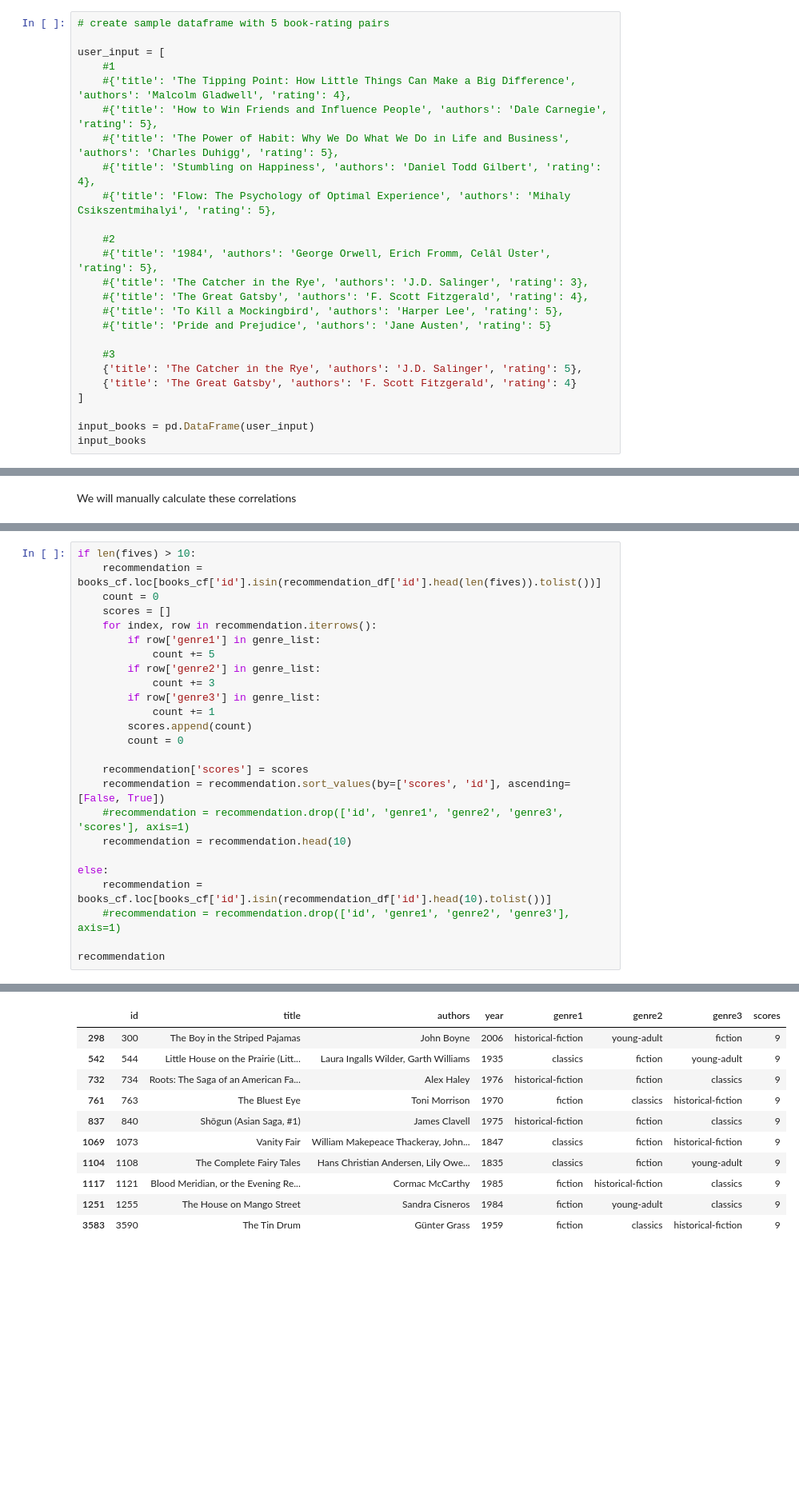
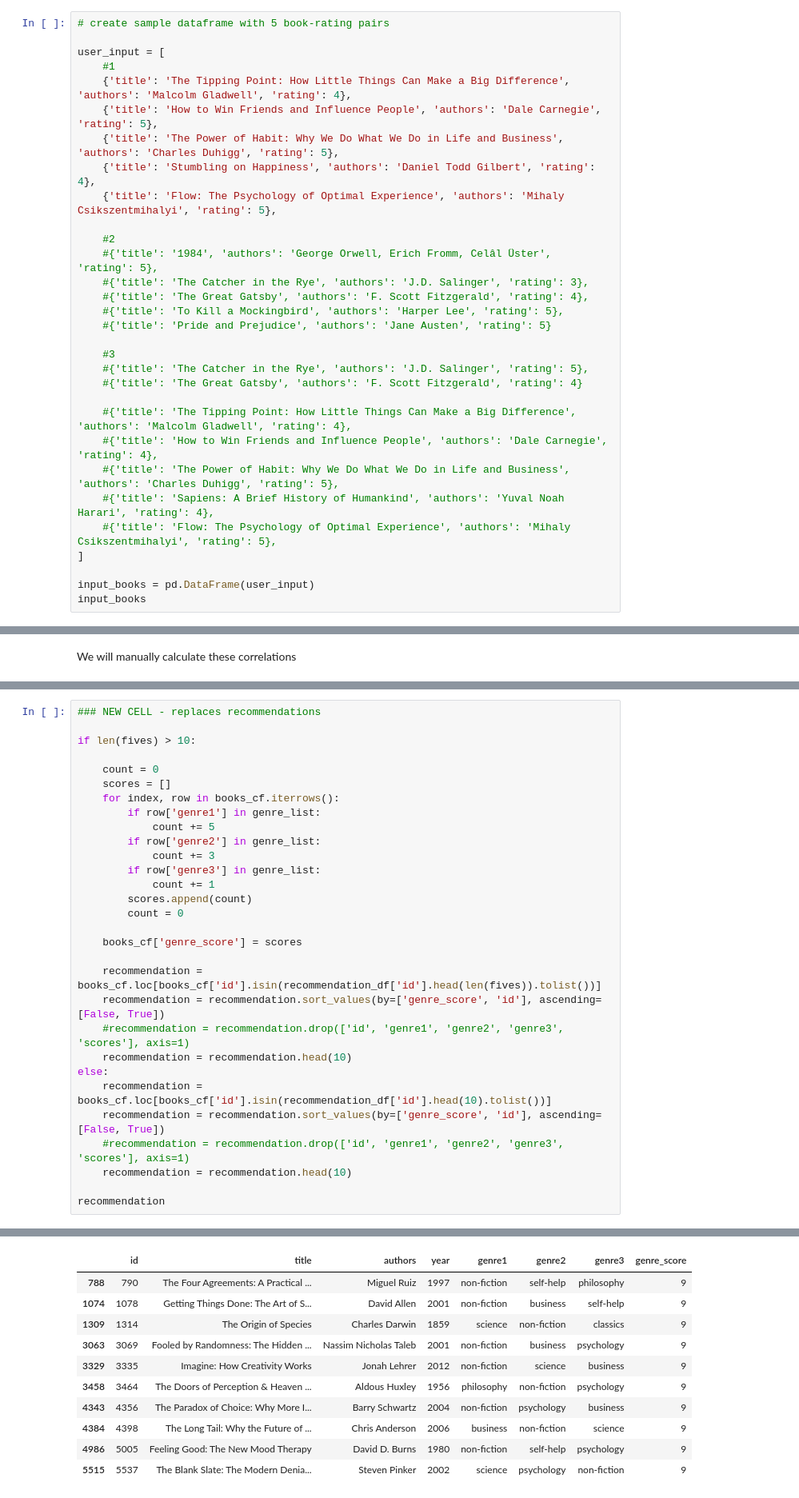
Before and after one commit to gcolson11/Capstone_Books, a Jupyter notebook: Notebooks/Pre-processing and Model.ipynb, the cells around one changed output, grey strips where cells are left out. Shown: that part at 80% size. Cells and saved outputs as stored; diff of their text form; blank space fills up the shorter version.

```diff
--- a/Notebooks/Pre-processing and Model.ipynb
+++ b/Notebooks/Pre-processing and Model.ipynb
@@ -102,11 +102,11 @@ Now that the data is ready to be used, let's create a sample user input to suppl
 
 user_input = [
     #1
-    #{'title': 'The Tipping Point: How Little Things Can Make a Big Difference', 'authors': 'Malcolm Gladwell', 'rating': 4},
-    #{'title': 'How to Win Friends and Influence People', 'authors': 'Dale Carnegie', 'rating': 5},
-    #{'title': 'The Power of Habit: Why We Do What We Do in Life and Business', 'authors': 'Charles Duhigg', 'rating': 5},
-    #{'title': 'Stumbling on Happiness', 'authors': 'Daniel Todd Gilbert', 'rating': 4},
-    #{'title': 'Flow: The Psychology of Optimal Experience', 'authors': 'Mihaly Csikszentmihalyi', 'rating': 5},
+    {'title': 'The Tipping Point: How Little Things Can Make a Big Difference', 'authors': 'Malcolm Gladwell', 'rating': 4},
+    {'title': 'How to Win Friends and Influence People', 'authors': 'Dale Carnegie', 'rating': 5},
+    {'title': 'The Power of Habit: Why We Do What We Do in Life and Business', 'authors': 'Charles Duhigg', 'rating': 5},
+    {'title': 'Stumbling on Happiness', 'authors': 'Daniel Todd Gilbert', 'rating': 4},
+    {'title': 'Flow: The Psychology of Optimal Experience', 'authors': 'Mihaly Csikszentmihalyi', 'rating': 5},
 
     #2
     #{'title': '1984', 'authors': 'George Orwell, Erich Fromm, Celâl Üster', 'rating': 5},
@@ -116,8 +116,14 @@ user_input = [
     #{'title': 'Pride and Prejudice', 'authors': 'Jane Austen', 'rating': 5}
 
     #3
-    {'title': 'The Catcher in the Rye', 'authors': 'J.D. Salinger', 'rating': 5},
-    {'title': 'The Great Gatsby', 'authors': 'F. Scott Fitzgerald', 'rating': 4}
+    #{'title': 'The Catcher in the Rye', 'authors': 'J.D. Salinger', 'rating': 5},
+    #{'title': 'The Great Gatsby', 'authors': 'F. Scott Fitzgerald', 'rating': 4}
+
+    #{'title': 'The Tipping Point: How Little Things Can Make a Big Difference', 'authors': 'Malcolm Gladwell', 'rating': 4},
+    #{'title': 'How to Win Friends and Influence People', 'authors': 'Dale Carnegie', 'rating': 4},
+    #{'title': 'The Power of Habit: Why We Do What We Do in Life and Business', 'authors': 'Charles Duhigg', 'rating': 5},
+    #{'title': 'Sapiens: A Brief History of Humankind', 'authors': 'Yuval Noah Harari', 'rating': 4},
+    #{'title': 'Flow: The Psychology of Optimal Experience', 'authors': 'Mihaly Csikszentmihalyi', 'rating': 5},
 ]
 
 input_books = pd.DataFrame(user_input)
@@ -360,9 +405,11 @@ len(fives)
 # %%
+### NEW CELL - replaces recommendations
+
 if len(fives) > 10:
-    recommendation = books_cf.loc[books_cf['id'].isin(recommendation_df['id'].head(len(fives)).tolist())]
+
     count = 0
     scores = []
-    for index, row in recommendation.iterrows():
+    for index, row in books_cf.iterrows():
         if row['genre1'] in genre_list:
             count += 5
         if row['genre2'] in genre_list:
@@ -372,14 +419,17 @@ if len(fives) > 10:
         scores.append(count)
         count = 0
 
-    recommendation['scores'] = scores
-    recommendation = recommendation.sort_values(by=['scores', 'id'], ascending=[False, True])
+    books_cf['genre_score'] = scores
+
+    recommendation = books_cf.loc[books_cf['id'].isin(recommendation_df['id'].head(len(fives)).tolist())]
+    recommendation = recommendation.sort_values(by=['genre_score', 'id'], ascending=[False, True])
+    #recommendation = recommendation.drop(['id', 'genre1', 'genre2', 'genre3', 'scores'], axis=1)
+    recommendation = recommendation.head(10)
+else:
+    recommendation = books_cf.loc[books_cf['id'].isin(recommendation_df['id'].head(10).tolist())]
+    recommendation = recommendation.sort_values(by=['genre_score', 'id'], ascending=[False, True])
     #recommendation = recommendation.drop(['id', 'genre1', 'genre2', 'genre3', 'scores'], axis=1)
     recommendation = recommendation.head(10)
 
-else:
-    recommendation = books_cf.loc[books_cf['id'].isin(recommendation_df['id'].head(10).tolist())]
-    #recommendation = recommendation.drop(['id', 'genre1', 'genre2', 'genre3'], axis=1)
-
 recommendation
 # %% [output]
@@ -391,14 +436,14 @@ See the caveats in the documentation: https://pandas.pydata.org/pandas-docs/stab
-|  | id | title | authors | year | genre1 | genre2 | genre3 | scores |
-| 298 | 300 | The Boy in the Striped Pajamas | John Boyne | 2006 | historical-fiction | young-adult | fiction | 9 |
-| 542 | 544 | Little House on the Prairie (Litt... | Laura Ingalls Wilder, Garth Williams | 1935 | classics | fiction | young-adult | 9 |
-| 732 | 734 | Roots: The Saga of an American Fa... | Alex Haley | 1976 | historical-fiction | fiction | classics | 9 |
-| 761 | 763 | The Bluest Eye | Toni Morrison | 1970 | fiction | classics | historical-fiction | 9 |
-| 837 | 840 | Shōgun (Asian Saga, #1) | James Clavell | 1975 | historical-fiction | fiction | classics | 9 |
-| 1069 | 1073 | Vanity Fair | William Makepeace Thackeray, John... | 1847 | classics | fiction | historical-fiction | 9 |
-| 1104 | 1108 | The Complete Fairy Tales | Hans Christian Andersen, Lily Owe... | 1835 | classics | fiction | young-adult | 9 |
-| 1117 | 1121 | Blood Meridian, or the Evening Re... | Cormac McCarthy | 1985 | fiction | historical-fiction | classics | 9 |
-| 1251 | 1255 | The House on Mango Street | Sandra Cisneros | 1984 | fiction | young-adult | classics | 9 |
-| 3583 | 3590 | The Tin Drum | Günter Grass | 1959 | fiction | classics | historical-fiction | 9 |
+|  | id | title | authors | year | genre1 | genre2 | genre3 | genre_score |
+| 788 | 790 | The Four Agreements: A Practical ... | Miguel Ruiz | 1997 | non-fiction | self-help | philosophy | 9 |
+| 1074 | 1078 | Getting Things Done: The Art of S... | David Allen | 2001 | non-fiction | business | self-help | 9 |
+| 1309 | 1314 | The Origin of Species | Charles Darwin | 1859 | science | non-fiction | classics | 9 |
+| 3063 | 3069 | Fooled by Randomness: The Hidden ... | Nassim Nicholas Taleb | 2001 | non-fiction | business | psychology | 9 |
+| 3329 | 3335 | Imagine: How Creativity Works | Jonah Lehrer | 2012 | non-fiction | science | business | 9 |
+| 3458 | 3464 | The Doors of Perception & Heaven ... | Aldous Huxley | 1956 | philosophy | non-fiction | psychology | 9 |
+| 4343 | 4356 | The Paradox of Choice: Why More I... | Barry Schwartz | 2004 | non-fiction | psychology | business | 9 |
+| 4384 | 4398 | The Long Tail: Why the Future of ... | Chris Anderson | 2006 | business | non-fiction | science | 9 |
+| 4986 | 5005 | Feeling Good: The New Mood Therapy | David D. Burns | 1980 | non-fiction | self-help | psychology | 9 |
+| 5515 | 5537 | The Blank Slate: The Modern Denia... | Steven Pinker | 2002 | science | psychology | non-fiction | 9 |
 # %% [markdown]
 This gives us a 10 book recommendation.
 # %% [markdown]
```
Also changed, not shown: parts of 18 cells of this notebook.
